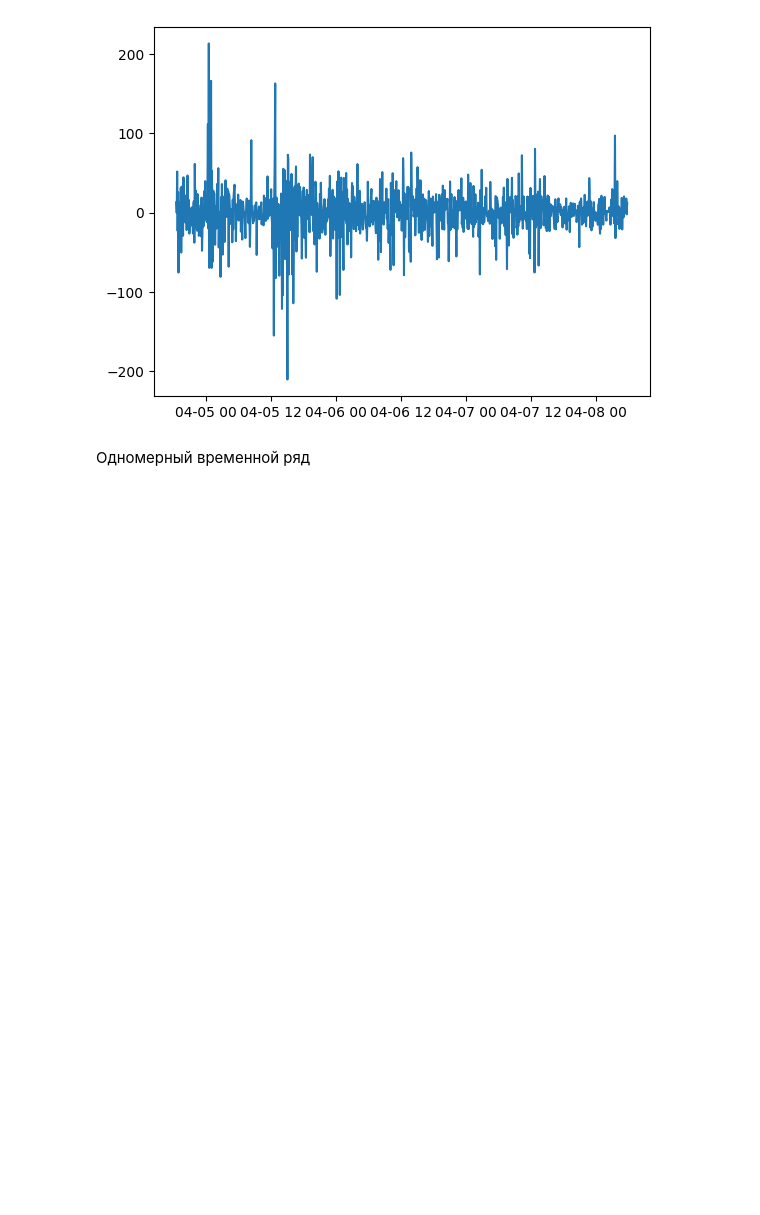
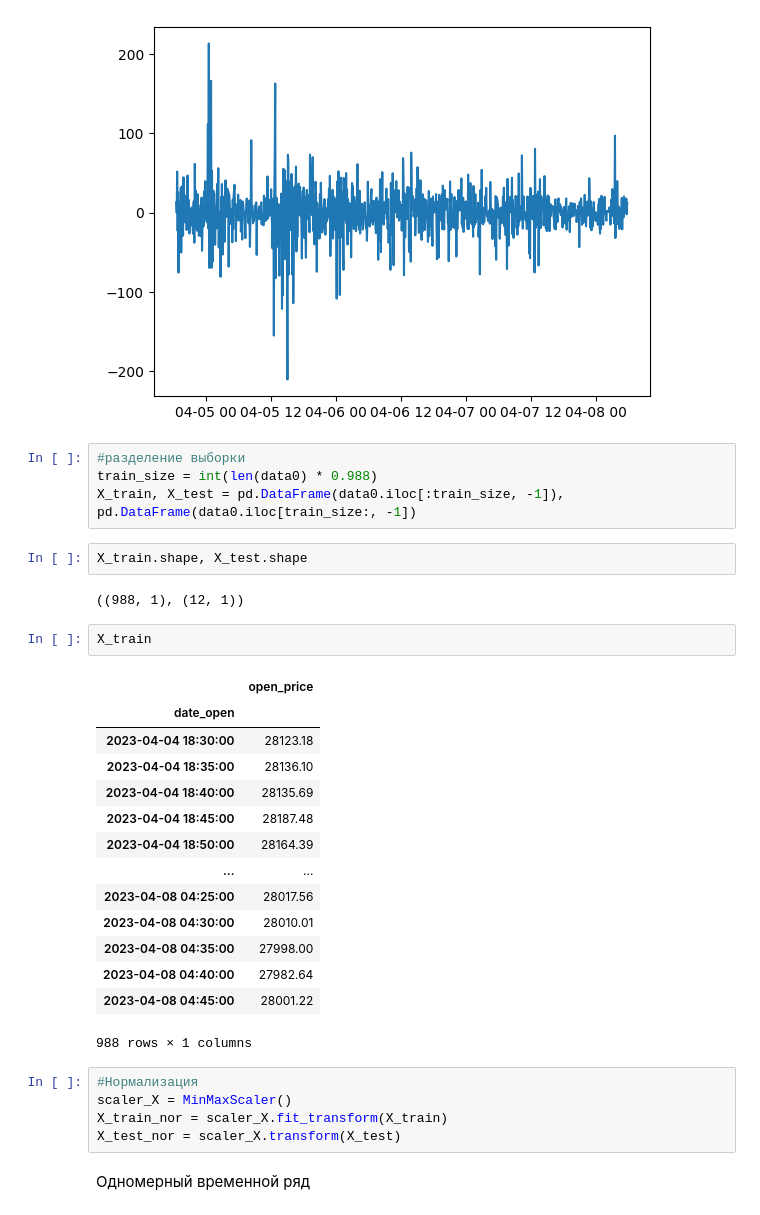
Before and after one commit to defender1777/Binance, a Jupyter notebook: Binance.ipynb, the cells around one changed output. Saved outputs shown, nothing was run; the diff lists cells and outputs as text; blank space fills up the shorter version.

```diff
--- a/Binance.ipynb
+++ b/Binance.ipynb
@@ -222,6 +173,36 @@ plt.plot(data0['open_price'].diff(periods=1).dropna())
 plt.show()
 # %% [output]
 [figure]
+# %%
+#разделение выборки
+train_size = int(len(data0) * 0.988)
+X_train, X_test = pd.DataFrame(data0.iloc[:train_size, -1]), pd.DataFrame(data0.iloc[train_size:, -1])
+# %%
+X_train.shape, X_test.shape
+# %% [output]
+((988, 1), (12, 1))
+# %%
+X_train
+# %% [output]
+|  | open_price |
+| date_open |  |
+| 2023-04-04 18:30:00 | 28123.18 |
+| 2023-04-04 18:35:00 | 28136.10 |
+| 2023-04-04 18:40:00 | 28135.69 |
+| 2023-04-04 18:45:00 | 28187.48 |
+| 2023-04-04 18:50:00 | 28164.39 |
+| ... | ... |
+| 2023-04-08 04:25:00 | 28017.56 |
+| 2023-04-08 04:30:00 | 28010.01 |
+| 2023-04-08 04:35:00 | 27998.00 |
+| 2023-04-08 04:40:00 | 27982.64 |
+| 2023-04-08 04:45:00 | 28001.22 |
+988 rows × 1 columns
+# %%
+#Нормализация
+scaler_X = MinMaxScaler()
+X_train_nor = scaler_X.fit_transform(X_train)
+X_test_nor = scaler_X.transform(X_test)
 # %% [markdown]
 Одномерный временной ряд
 # %%
```
Also changed, not shown: parts of 38 cells of this notebook.
